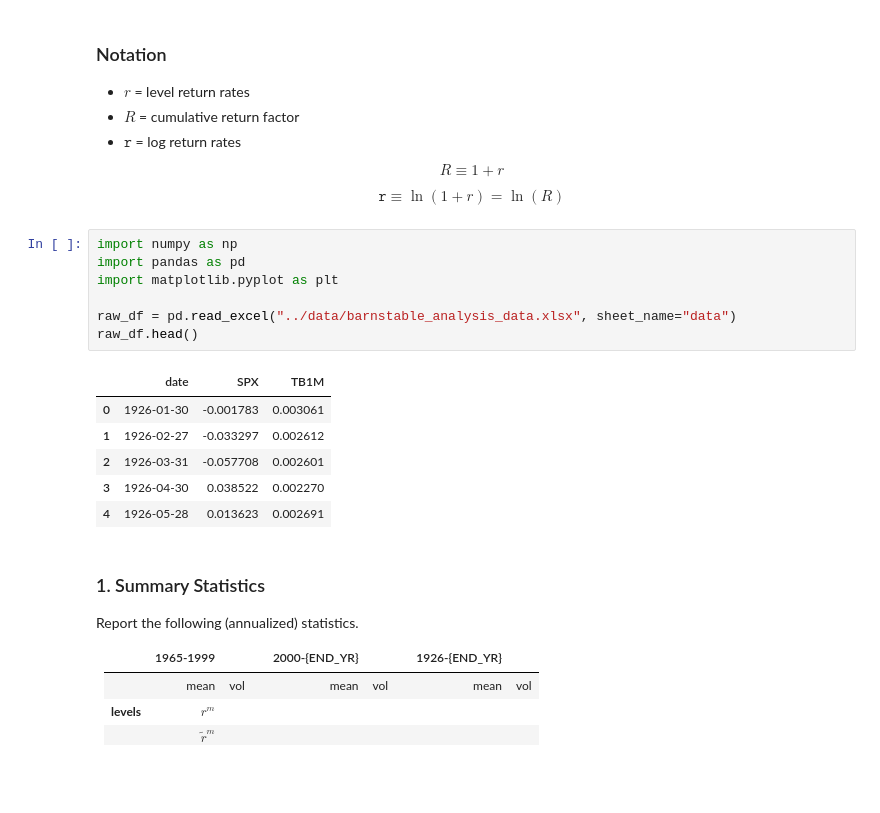
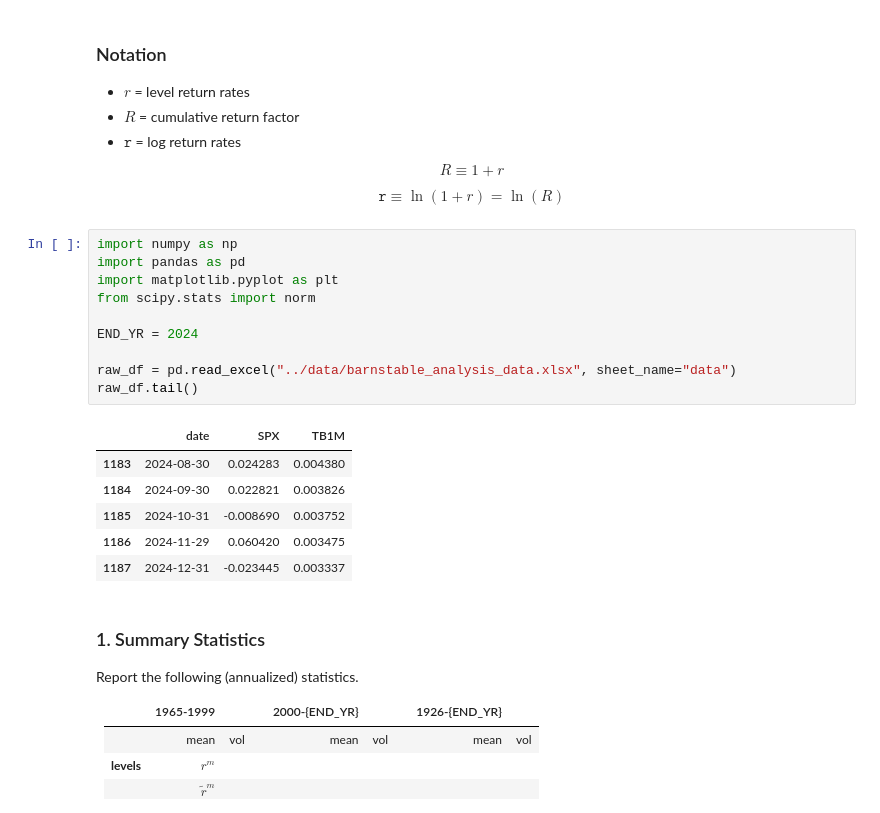
Before and after one commit to t-flora/portfolio-risk-mgmt, a Jupyter notebook: hw3/Barnstable-and-Long-Run-Risk.ipynb, the cells around one changed output. Cells and saved outputs as stored; diff of their text form; blank space fills up the shorter version.

```diff
--- a/hw3/Barnstable-and-Long-Run-Risk.ipynb
+++ b/hw3/Barnstable-and-Long-Run-Risk.ipynb
@@ -29,17 +29,20 @@ $$ \texttt{r} \equiv \ln(1+r) = \ln(R)$$
 # %%
 import numpy as np
 import pandas as pd
 import matplotlib.pyplot as plt
+from scipy.stats import norm
+
+END_YR = 2024
 
 raw_df = pd.read_excel("../data/barnstable_analysis_data.xlsx", sheet_name="data")
-raw_df.head()
+raw_df.tail()
 # %% [output]
 |  | date | SPX | TB1M |
-| 0 | 1926-01-30 | -0.001783 | 0.003061 |
-| 1 | 1926-02-27 | -0.033297 | 0.002612 |
-| 2 | 1926-03-31 | -0.057708 | 0.002601 |
-| 3 | 1926-04-30 | 0.038522 | 0.002270 |
-| 4 | 1926-05-28 | 0.013623 | 0.002691 |
+| 1183 | 2024-08-30 | 0.024283 | 0.004380 |
+| 1184 | 2024-09-30 | 0.022821 | 0.003826 |
+| 1185 | 2024-10-31 | -0.008690 | 0.003752 |
+| 1186 | 2024-11-29 | 0.060420 | 0.003475 |
+| 1187 | 2024-12-31 | -0.023445 | 0.003337 |
 # %% [markdown]
 ### 1. Summary Statistics
 
```
Also changed, not shown: parts of 13 cells of this notebook, 1 other file.
